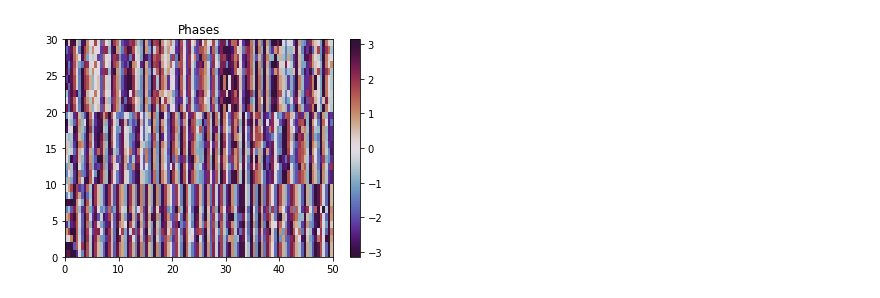
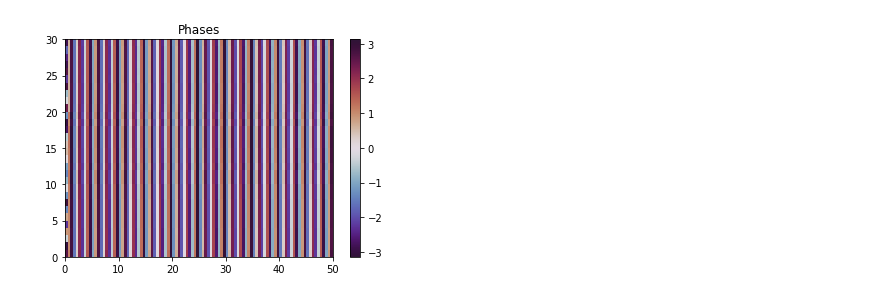
Before and after one commit to arnaudon/simplicial-kuramoto, a Jupyter notebook: notebooks/Node_kuramoto_frustrated_order.ipynb, the cells around one changed output. Cells and saved outputs as stored; diff of their text form; code cells hidden in the pictures.

```diff
--- a/notebooks/Node_kuramoto_frustrated_order.ipynb
+++ b/notebooks/Node_kuramoto_frustrated_order.ipynb
@@ -33,17 +33,17 @@ plt.show()
 # %%
 # normal node Kuramoto
 np.random.seed(0)
 initial_phase = np.random.uniform(0, 2 * np.pi, Gsc.n_nodes)
 # initial_phase = np.concatenate((np.eye(len(graph.nodes -np.eye(len(graph.nodes))), axis=0).dot(initial_phase)
 
 t_max = 50
 n_t = 100
-alpha_0=0
-alpha_1=1.4 #np.ones(Gsc.n_edges)*np.pi
+alpha_0=1
+alpha_1=0.4 #np.ones(Gsc.n_edges)*np.pi
 
 node_result = integrate_node_kuramoto(Gsc, initial_phase, t_max, n_t ,alpha_0=alpha_0,alpha_1=alpha_1)
 plot_edge_kuramoto(node_result)
 # %% [output]
-[figure, old version]
+[figure, new version]
 # %%
 op=module_order_parameter(node_result.y,community_assignment)
```
Also changed, not shown: parts of 2 cells of this notebook, 8 other files.
